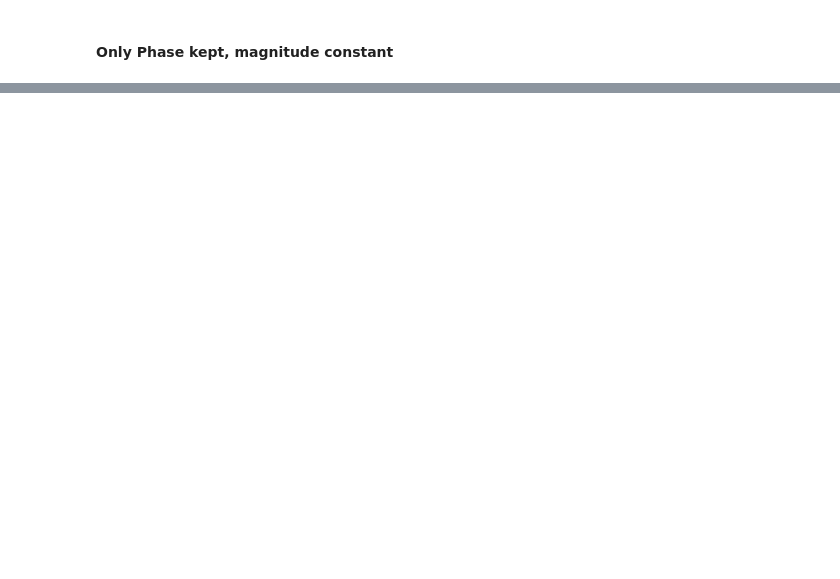
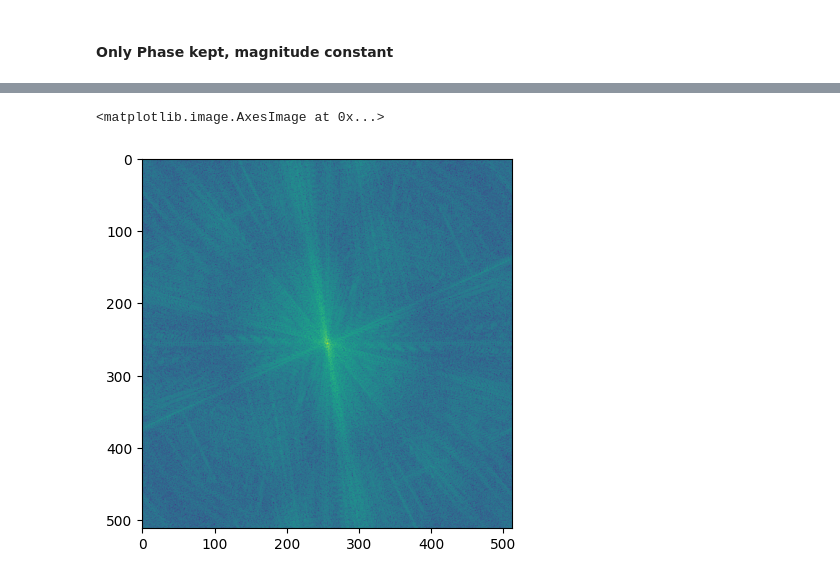
Before and after one commit to bdthombre/cvTests, a Jupyter notebook: 05_2dFFT.ipynb, the cells around one changed output, grey strips where cells are left out. Drawn from its saved outputs; the diff is of its cells as text; code cells hidden in the pictures; blank space fills up the shorter version.

```diff
--- a/05_2dFFT.ipynb
+++ b/05_2dFFT.ipynb
@@ -177,0 +158,4 @@ sos = signal.butter(10,15, 'hp', oiput)
+# %%
+# get fft of both images
+fft_img3 = np.fft.fft2(img3)
+fft_img4 = np.fft.fft2(img4)
@@ -177,0 +169,9 @@ sos = signal.butter(10,15, 'hp', oiput)
+# %%
+# get phase and magnitude of each
+mag_img3, phase_img3 = np.abs(fft_shift_img3), np.angle(fft_shift_img3)
+mag_img4, phase_img4 = np.abs(fft_shift_img4), np.angle(fft_shift_img4)
+# %%
+plt.imshow(np.log(np.abs(mag_img4)))
+# %% [output]
+<matplotlib.image.AxesImage at 0x...>
+[figure, added]
```
Also changed, not shown: parts of 23 cells of this notebook, 4 other files.
